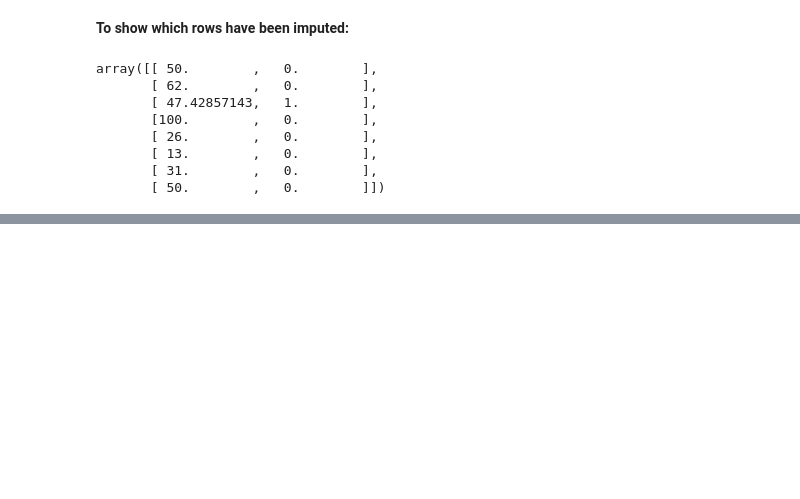
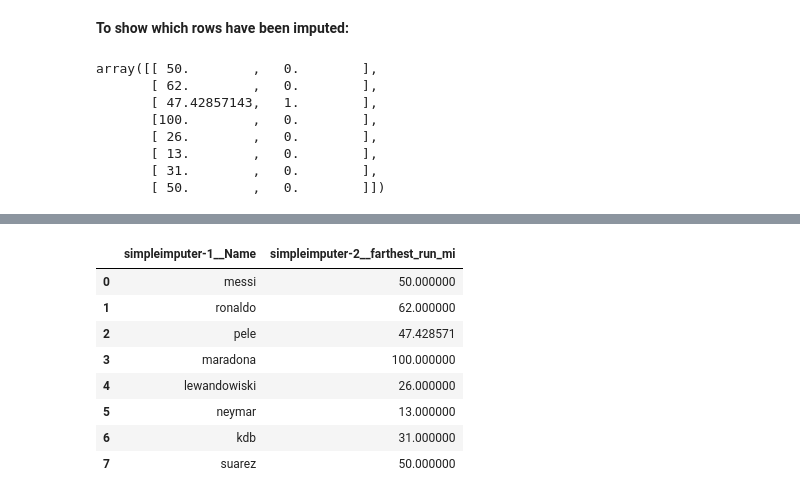
Before and after one commit to Suprim-Karki/ai-ml-portfolio, a Jupyter notebook: machine-learning/scikit-learn/simple_imputer.ipynb, the cells around one changed output, grey strips where cells are left out. Saved outputs shown, nothing was run; the diff lists cells and outputs as text; code cells hidden in the pictures; blank space fills up the shorter version.

```diff
--- a/machine-learning/scikit-learn/simple_imputer.ipynb
+++ b/machine-learning/scikit-learn/simple_imputer.ipynb
@@ -133,0 +151,8 @@ array([[ 50.        ,   0.        ],
+# %%
+from sklearn.compose import make_column_transformer
+
+ct = make_column_transformer(
+    (imp_constant_category, ['Name']),
+    (imp_mean, ['farthest_run_mi']),
+    remainder='drop'
+)
@@ -133,0 +168,14 @@ array([[ 50.        ,   0.        ],
+# %%
+df_si_imputed = ct.fit_transform(df_si)
+
+df_si_imputed
+# %% [output]
+|  | simpleimputer-1__Name | simpleimputer-2__farthest_run_mi |
+| 0 | messi | 50.000000 |
+| 1 | ronaldo | 62.000000 |
+| 2 | pele | 47.428571 |
+| 3 | maradona | 100.000000 |
+| 4 | lewandowiski | 26.000000 |
+| 5 | neymar | 13.000000 |
+| 6 | kdb | 31.000000 |
+| 7 | suarez | 50.000000 |
```
Also changed, not shown: parts of 3 cells of this notebook.
